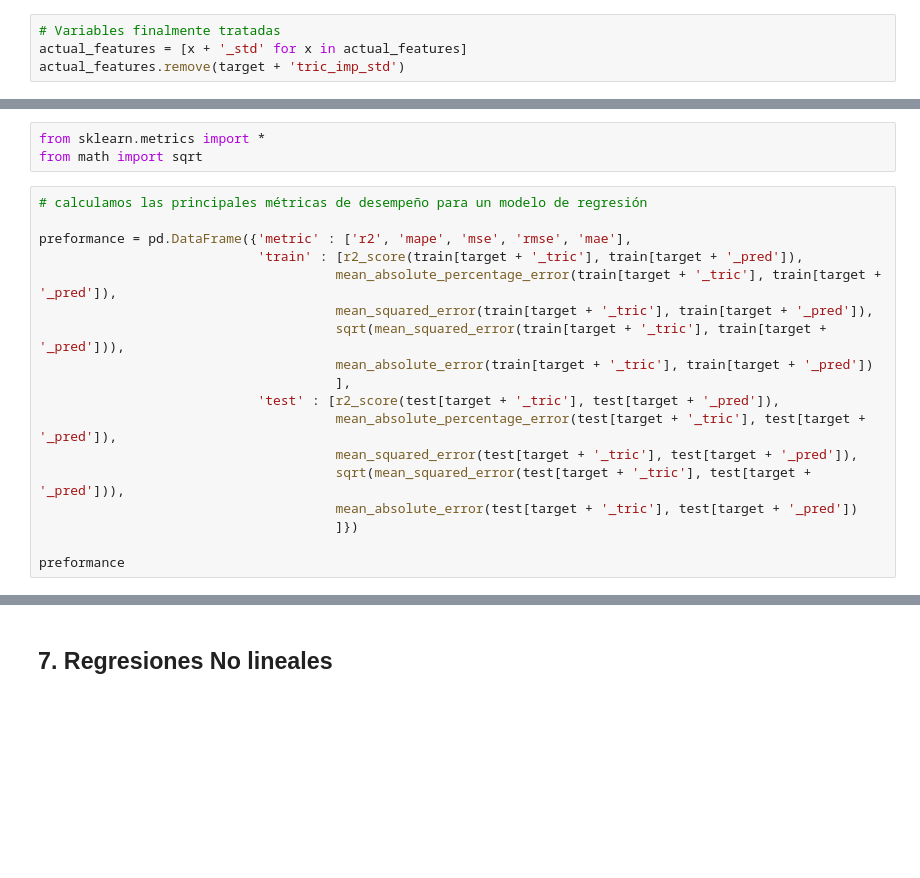
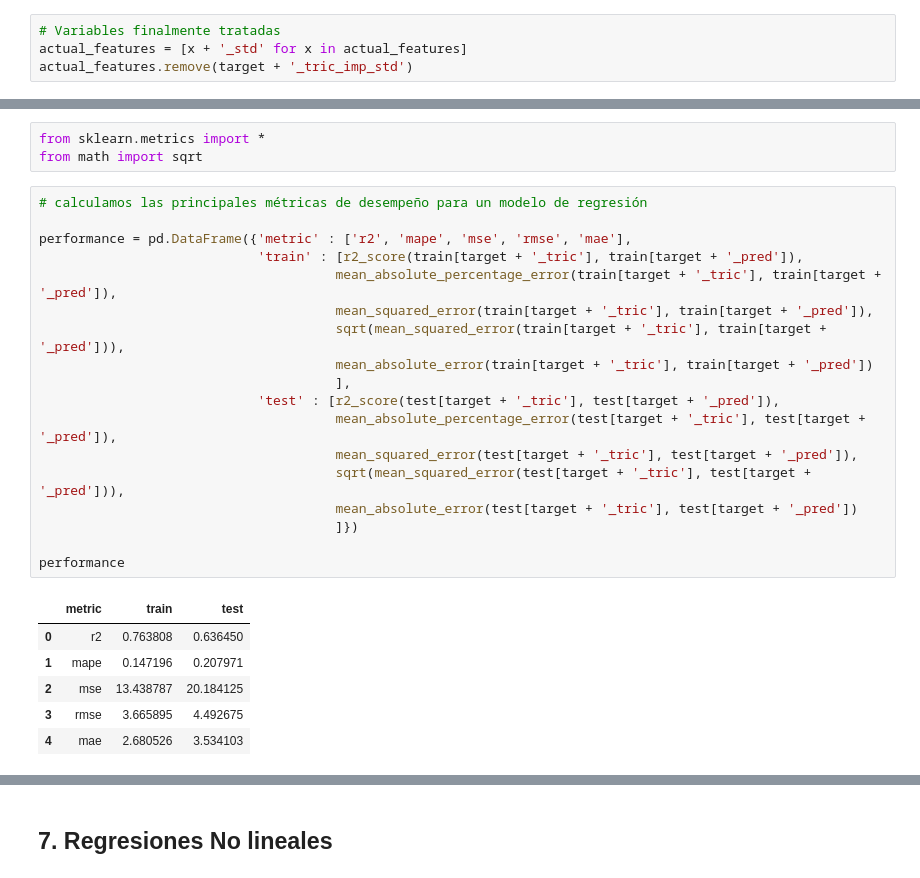
Before and after one commit to bran1233/curso-machine-learning, a Jupyter notebook: Python/Linear_regression/Lab_Boston_Housing_v2.ipynb, the cells around one changed output, grey strips where cells are left out. Saved outputs shown, nothing was run; the diff lists cells and outputs as text; blank space fills up the shorter version.

```diff
--- a/Python/Linear_regression/Lab_Boston_Housing_v2.ipynb
+++ b/Python/Linear_regression/Lab_Boston_Housing_v2.ipynb
@@ -589,7 +632,7 @@ NameError: ignored
 # %%
 # Variables finalmente tratadas
 actual_features = [x + '_std' for x in actual_features]
-actual_features.remove(target + 'tric_imp_std')
+actual_features.remove(target + '_tric_imp_std')
 # %% [markdown]
 Ejecutamos un modelo inicial exploratorio
 # %%
@@ -723,21 +898,28 @@ from math import sqrt
 # %%
 # calculamos las principales métricas de desempeño para un modelo de regresión
 
-preformance = pd.DataFrame({'metric' : ['r2', 'mape', 'mse', 'rmse', 'mae'],
+performance = pd.DataFrame({'metric' : ['r2', 'mape', 'mse', 'rmse', 'mae'],
                             'train' : [r2_score(train[target + '_tric'], train[target + '_pred']),
                                       mean_absolute_percentage_error(train[target + '_tric'], train[target + '_pred']),
                                       mean_squared_error(train[target + '_tric'], train[target + '_pred']),
                                       sqrt(mean_squared_error(train[target + '_tric'], train[target + '_pred'])),
                                       mean_absolute_error(train[target + '_tric'], train[target + '_pred'])
                                       ],
                             'test' : [r2_score(test[target + '_tric'], test[target + '_pred']),
                                       mean_absolute_percentage_error(test[target + '_tric'], test[target + '_pred']),
                                       mean_squared_error(test[target + '_tric'], test[target + '_pred']),
                                       sqrt(mean_squared_error(test[target + '_tric'], test[target + '_pred'])),
                                       mean_absolute_error(test[target + '_tric'], test[target + '_pred'])
                                       ]})
 
-preformance
+performance
+# %% [output]
+|  | metric | train | test |
+| 0 | r2 | 0.763808 | 0.636450 |
+| 1 | mape | 0.147196 | 0.207971 |
+| 2 | mse | 13.438787 | 20.184125 |
+| 3 | rmse | 3.665895 | 4.492675 |
+| 4 | mae | 2.680526 | 3.534103 |
 # %%
 
 # Crear scatterplot
```
Also changed, not shown: parts of 23 cells of this notebook.
